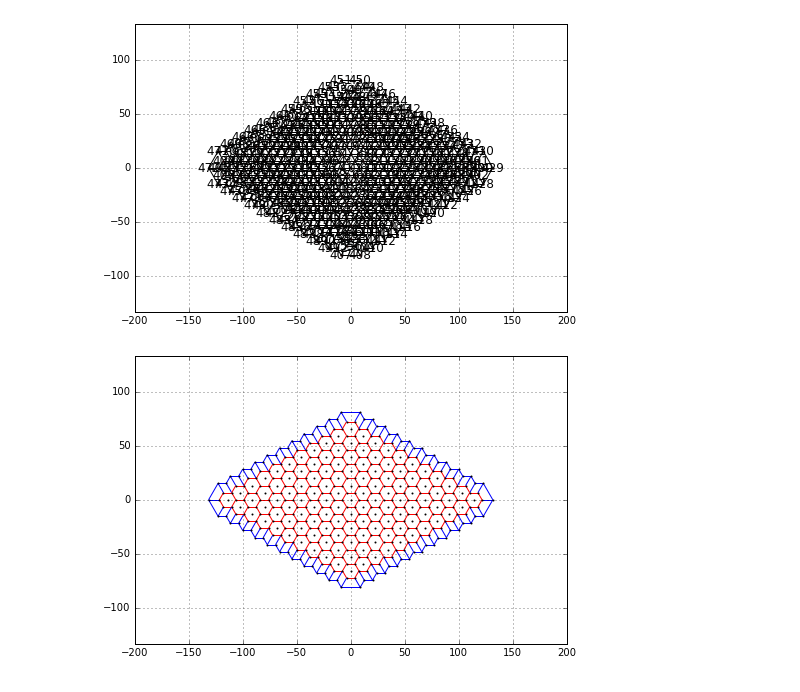
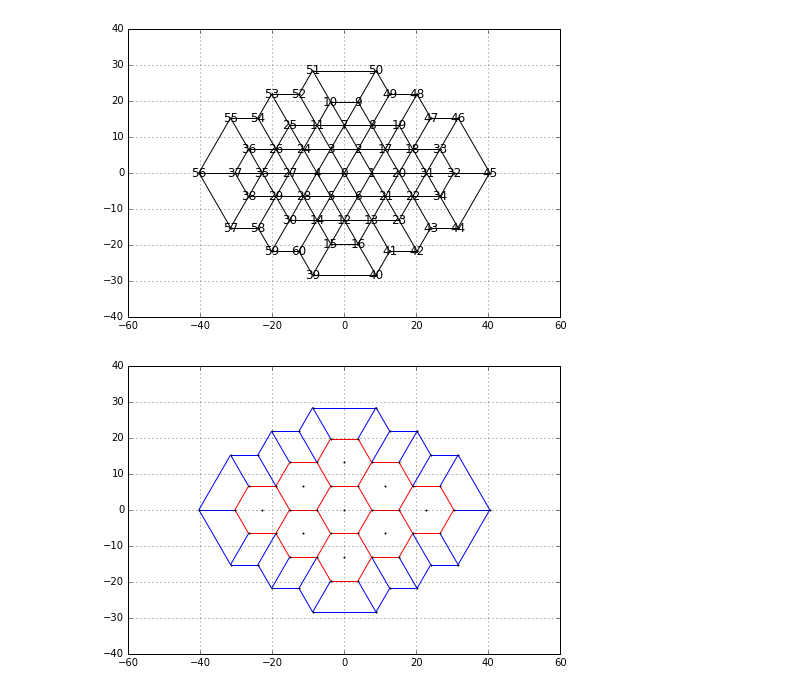
Before and after one commit to clintondurney/ubuquitous-drosophila, a Jupyter notebook: Tissue/CellularSheet.ipynb, the cells around one changed output. Saved outputs shown, nothing was run; the diff lists cells and outputs as text; code cells hidden in the pictures.

```diff
--- a/Tissue/CellularSheet.ipynb
+++ b/Tissue/CellularSheet.ipynb
@@ -75,7 +75,7 @@ def tissue():
     G = nx.Graph()
 
     r = 7.6        # initial spoke length
-    num_cells = 11  # number of cells in center row
+    num_cells = 3  # number of cells in center row
 
     centers = []
     i = 0
@@ -222,20 +222,20 @@ def tissue():
     epidermis.append(epidermis[0])
     G.add_path(epidermis,beta=0,myosin=0,color='b')
 
-    return G, centers, epidermis
+    return G, centers, epidermis, AS_boundary
 
 ## When implementing into full model, make sure you call what this returns correctly. i.e. epidermis
 ## Also update it having a constant force.  What should that force be?
 # %%
-G, centers, epidermis = tissue()
+G, centers, epidermis, AS_boundary = tissue()
 pos = nx.get_node_attributes(G,'pos')
 nx.draw(G,pos, with_labels=True,node_size=2)
 plt.axis("on")
 plt.grid("on")
 plt.axis('equal')
 plt.show()
 # %% [output]
-[figure, old version]
+[figure, new version]
 # %%
 pos = nx.get_node_attributes(G,'pos')
 edges,colors = zip(*nx.get_edge_attributes(G,'color').items())
@@ -245,4 +245,4 @@ plt.grid("on")
 plt.axis('equal')
 plt.show()
 # %% [output]
-[figure, old version]
+[figure, new version]
```
Also changed, not shown: parts of 2 cells of this notebook, 4 other files.
